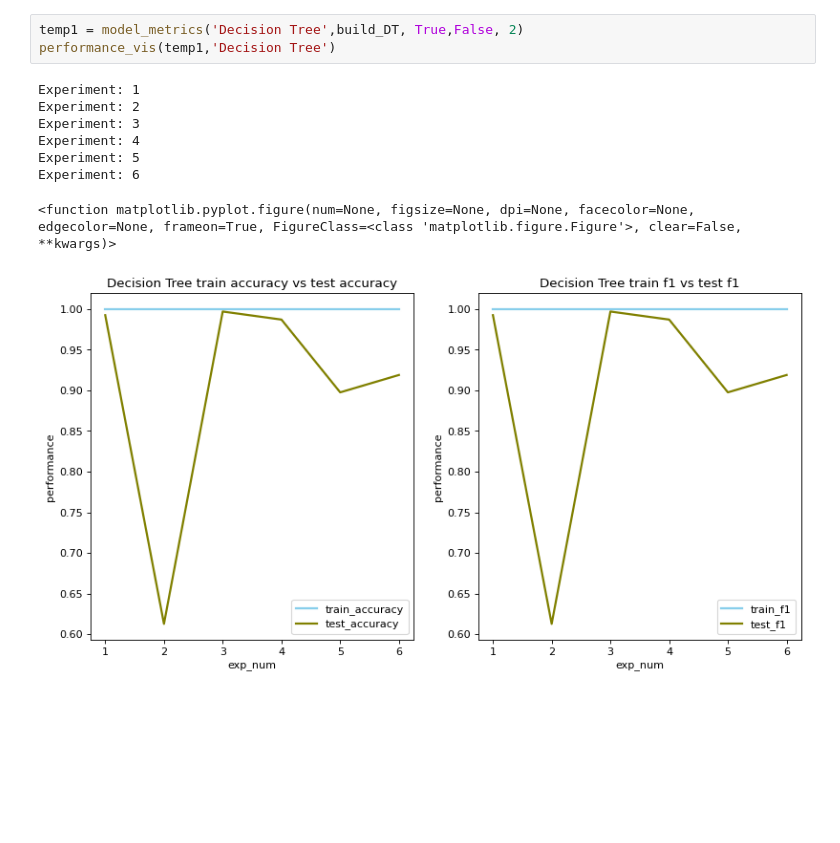
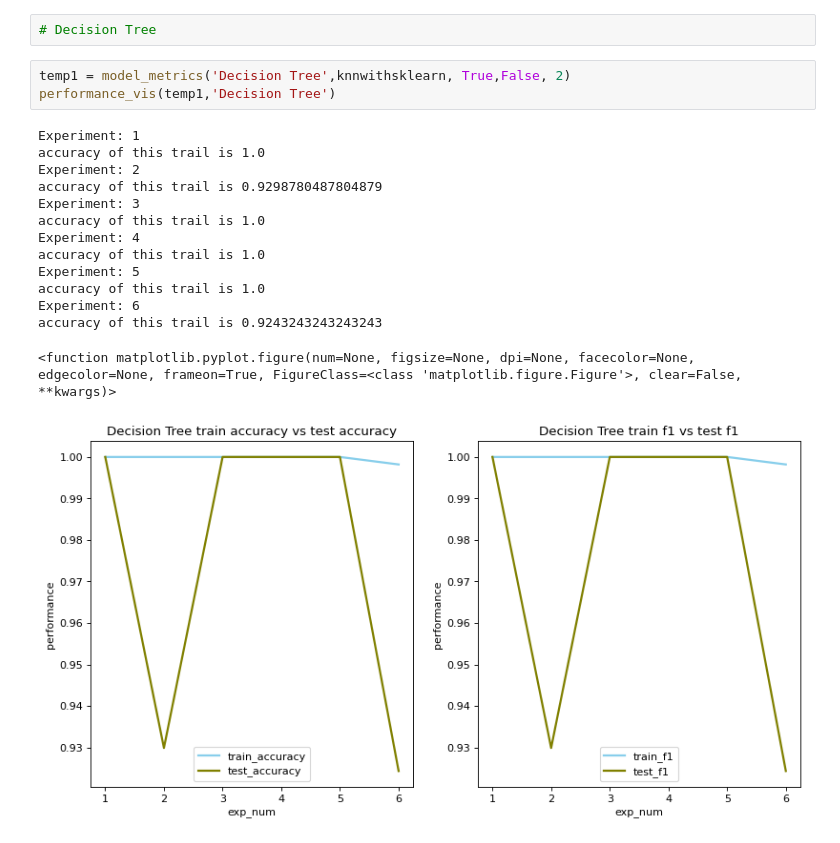
Before and after one commit to LeoGao1/COGS118B_Final_Project, a Jupyter notebook: notebooks/final.ipynb, the cells around one changed output. Saved outputs shown, nothing was run; the diff lists cells and outputs as text; blank space fills up the shorter version.

Commit message:
modified:   notebooks/GMM_2d.ipynb 	modified:   notebooks/SVM.ipynb 	modified:   notebooks/final.ipynb 	modified:   notebooks/knnwithsklearn.ipynb 	new file:   src/svm.py

```diff
--- a/notebooks/final.ipynb
+++ b/notebooks/final.ipynb
@@ -38,13 +42,21 @@ ModuleNotFoundError: No module named 'cv2'
+# %%
+# Decision Tree
 # %%
-temp1 = model_metrics('Decision Tree',build_DT, True,False, 2)
+temp1 = model_metrics('Decision Tree',knnwithsklearn, True,False, 2)
 performance_vis(temp1,'Decision Tree')
 # %% [output]
 Experiment: 1
+accuracy of this trail is 1.0
 Experiment: 2
+accuracy of this trail is 0.9298780487804879
 Experiment: 3
+accuracy of this trail is 1.0
 Experiment: 4
+accuracy of this trail is 1.0
 Experiment: 5
+accuracy of this trail is 1.0
 Experiment: 6
+accuracy of this trail is 0.9243243243243243
 <function matplotlib.pyplot.figure(num=None, figsize=None, dpi=None, facecolor=None, edgecolor=None, frameon=True, FigureClass=<class 'matplotlib.figure.Figure'>, clear=False, **kwargs)>
-[figure, old version]
+[figure, new version]
 # %%
```
Also changed, not shown: parts of 3 cells of this notebook, 4 other files.
